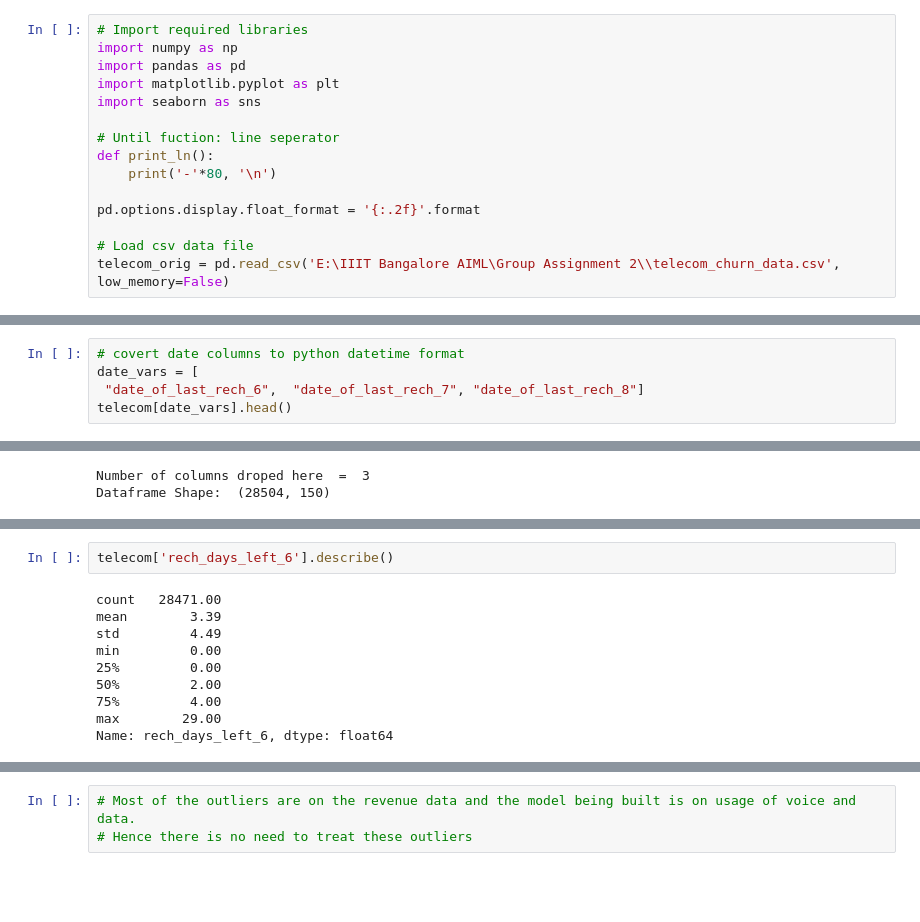
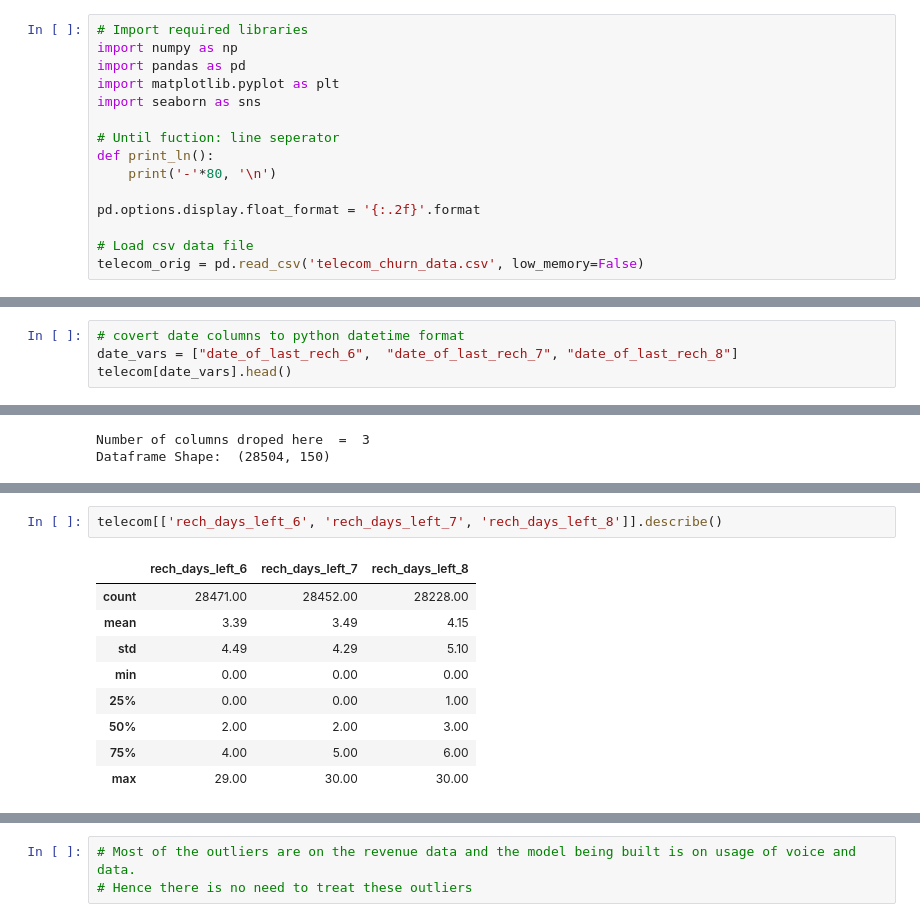
Before and after one commit to iici-psiddineni/ML_Telecom_Churn, a Jupyter notebook: Pandarinath_TelecomChurnCaseStudy.ipynb, the cells around one changed output, grey strips where cells are left out. Saved outputs shown, nothing was run; the diff lists cells and outputs as text; blank space fills up the shorter version.

Commit message:
Updated master file minor clean up for Data Cleaning.

```diff
--- a/Pandarinath_TelecomChurnCaseStudy.ipynb
+++ b/Pandarinath_TelecomChurnCaseStudy.ipynb
@@ -50,7 +50,7 @@ def print_ln():
 pd.options.display.float_format = '{:.2f}'.format
 
 # Load csv data file
-telecom_orig = pd.read_csv('E:\IIIT Bangalore AIML\Group Assignment 2\\telecom_churn_data.csv', low_memory=False)
+telecom_orig = pd.read_csv('telecom_churn_data.csv', low_memory=False)
 # %%
 # Understand the properties of loaded dataframe
 telecom = telecom_orig.copy()
@@ -468,8 +480,7 @@ dtype: float64
 2. convert date_of_last_rech_data_6 --> rech_b4_days_to_month_end_data_6 (data rechanrged before number of days to month end)
 # %%
 # covert date columns to python datetime format
-date_vars = [
- "date_of_last_rech_6",  "date_of_last_rech_7", "date_of_last_rech_8"]
+date_vars = ["date_of_last_rech_6",  "date_of_last_rech_7", "date_of_last_rech_8"]
 telecom[date_vars].head()
 # %% [output]
 |  | date_of_last_rech_6 | date_of_last_rech_7 | date_of_last_rech_8 |
@@ -538,13 +559,13 @@ Dataframe Shape:  (28504, 150)
 # %%
-telecom['rech_days_left_6'].describe()
+telecom[['rech_days_left_6', 'rech_days_left_7', 'rech_days_left_8']].describe()
 # %% [output]
-count   28471.00
-mean        3.39
-std         4.49
-min         0.00
-25%         0.00
-50%         2.00
-75%         4.00
-max        29.00
-Name: rech_days_left_6, dtype: float64
+|  | rech_days_left_6 | rech_days_left_7 | rech_days_left_8 |
+| count | 28471.00 | 28452.00 | 28228.00 |
+| mean | 3.39 | 3.49 | 4.15 |
+| std | 4.49 | 4.29 | 5.10 |
+| min | 0.00 | 0.00 | 0.00 |
+| 25% | 0.00 | 0.00 | 1.00 |
+| 50% | 2.00 | 2.00 | 3.00 |
+| 75% | 4.00 | 5.00 | 6.00 |
+| max | 29.00 | 30.00 | 30.00 |
 # %%
```
Also changed, not shown: parts of 40 cells of this notebook.
